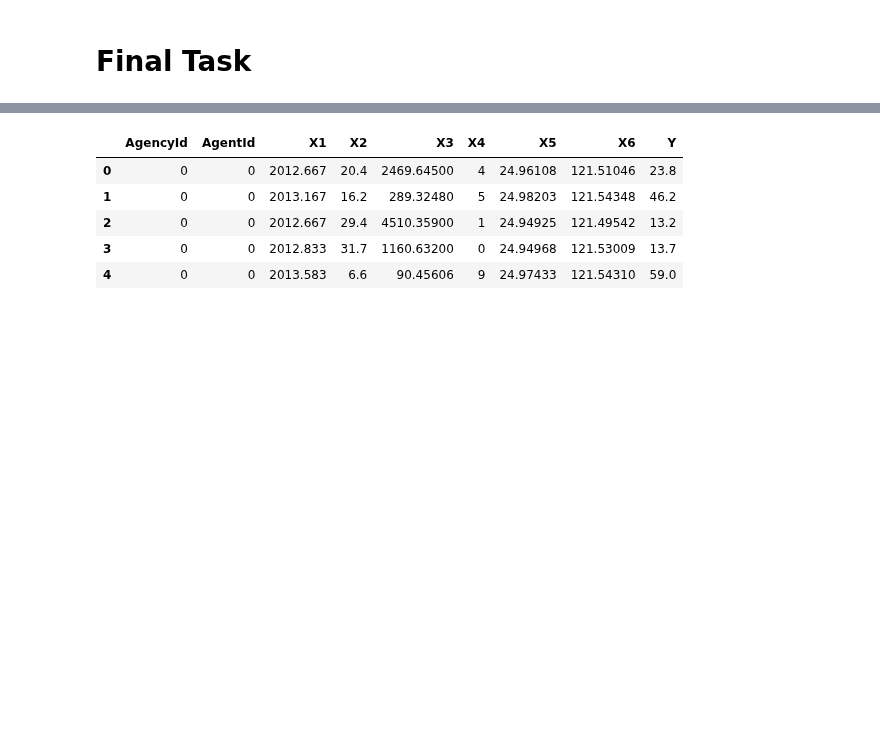
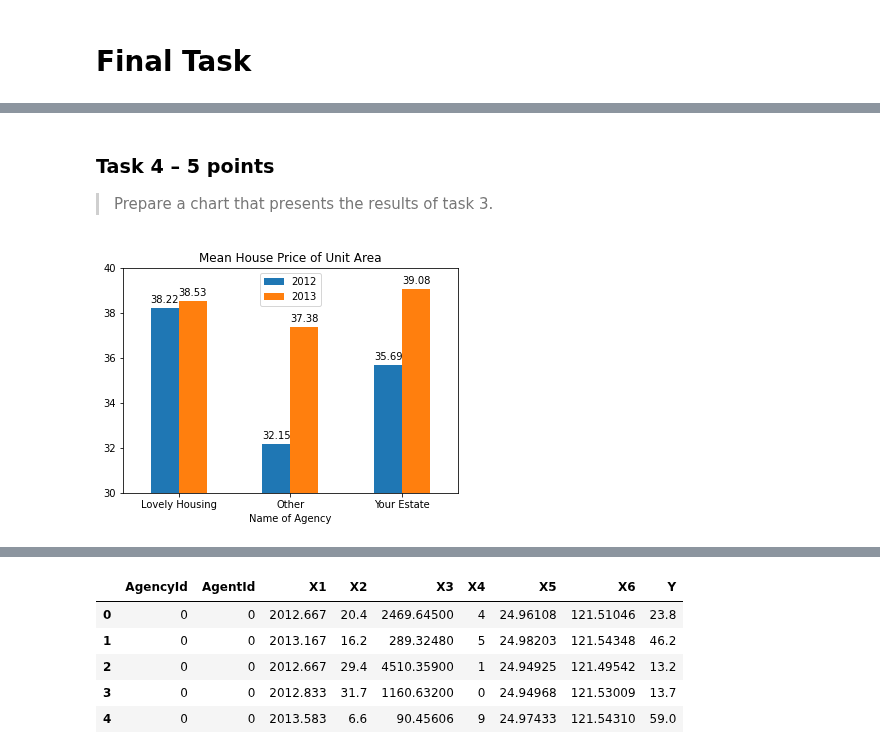
Before and after one commit to For-Chance/CourseOfConstructionInformation, a Jupyter notebook: FinalTask/solution.ipynb, the cells around one changed output, grey strips where cells are left out. Cells and saved outputs as stored; diff of their text form; code cells hidden in the pictures; blank space fills up the shorter version.

```diff
--- a/FinalTask/solution.ipynb
+++ b/FinalTask/solution.ipynb
@@ -13,0 +16,8 @@ import matplotlib.pyplot as plt
+# %%
+trans = pd.read_csv('./data/transactions.csv')
+agency = pd.read_csv('./data/agency.csv')
+agents = pd.read_csv('./data/agents.csv')
+
+df = pd.merge(agency, agents)
+df = pd.merge(df, trans)
+df.head()
@@ -13,0 +79,14 @@ import matplotlib.pyplot as plt
+# %%
+AgtYearPrice = df[['X1 transaction date','Name','Y house price of unit area']].copy()
+AgtYearPrice['X1 transaction date'] = AgtYearPrice['X1 transaction date'].astype(int)
+
+# rename
+AgtYearPrice = AgtYearPrice.rename(columns={'X1 transaction date': 'Year', 'Name': 'Name of Agency', 'Y house price of unit area': 'Mean House Price of Unit Area'})
+
+# group
+AgtYearPrice = AgtYearPrice.groupby(['Year','Name of Agency']).agg({'Mean House Price of Unit Area': 'mean'})
+
+# sort
+AgtYearPrice = AgtYearPrice.sort_values(['Year', 'Name of Agency'])
+
+AgtYearPrice
@@ -13,0 +102,25 @@ import matplotlib.pyplot as plt
+# %% [markdown]
+### Task 4 – 5 points
+> Prepare a chart that presents the results of task 3.
+# %%
+year2012 = AgtYearPrice.loc[2012,'Mean House Price of Unit Area']
+year2013 = AgtYearPrice.loc[2013,'Mean House Price of Unit Area']
+index = AgtYearPrice.loc[2012].index.tolist()
+pd.DataFrame({'2012': year2012, '2013': year2013}, index=index).plot.bar(rot=0).grid(False)
+plt.title('Mean House Price of Unit Area')
+plt.xlabel('Name of Agency')
+plt.subplots_adjust(bottom=0.1)
+ymin=30
+ymax=40
+plt.ylim(ymin,ymax)
+plt.legend()
+
+def add_value_label(x_list,y_list,isleft):
+  for i in range(0, len(x_list)):
+    label = "{:.2f}".format(y_list[i])
+    plt.annotate(label,(i,y_list[i]),textcoords="offset points",xytext=(-isleft*28,5))
+
+add_value_label(index,year2012,1)
+add_value_label(index,year2013,0)
+# %% [output]
+[figure, added]
```
Also changed, not shown: parts of 27 cells of this notebook.
